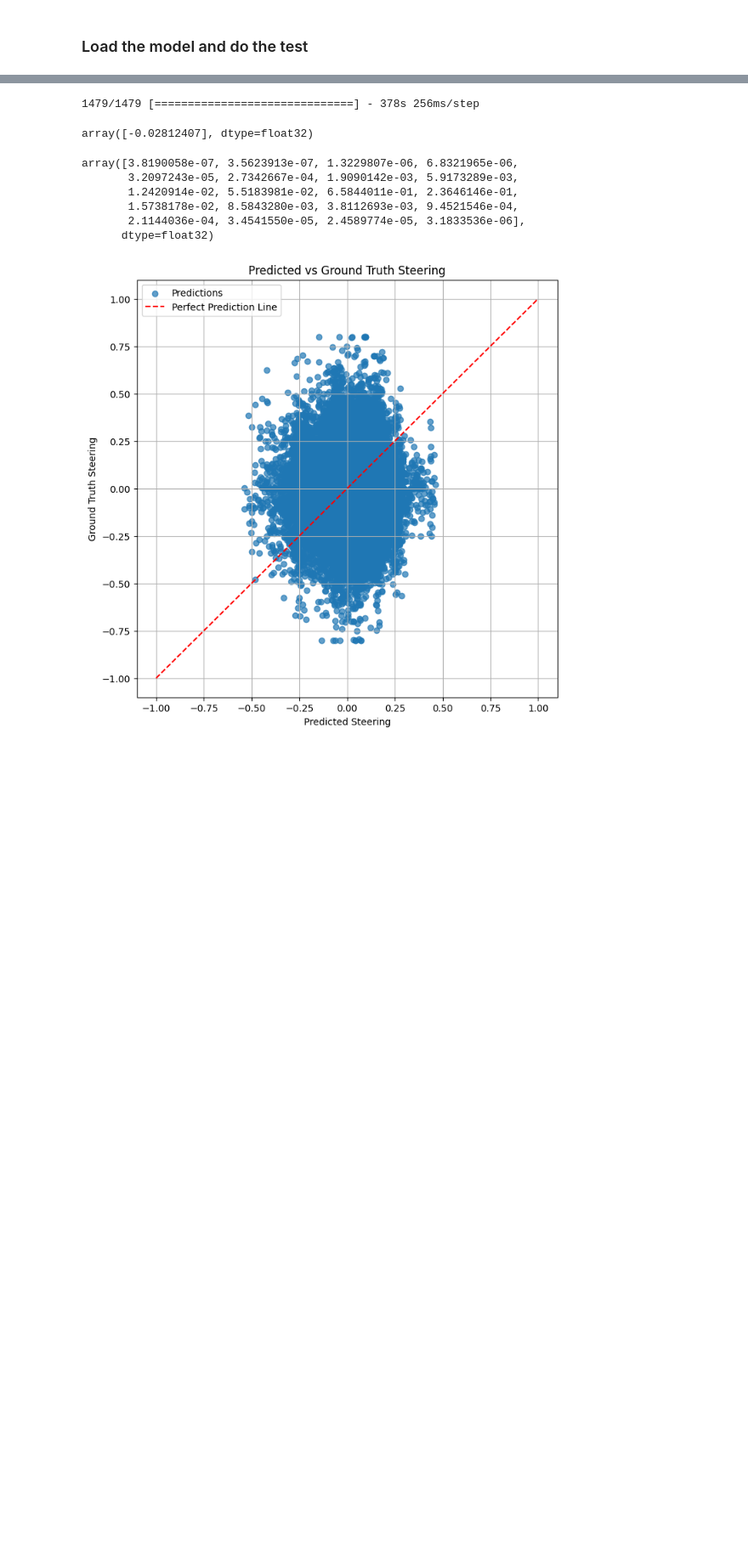
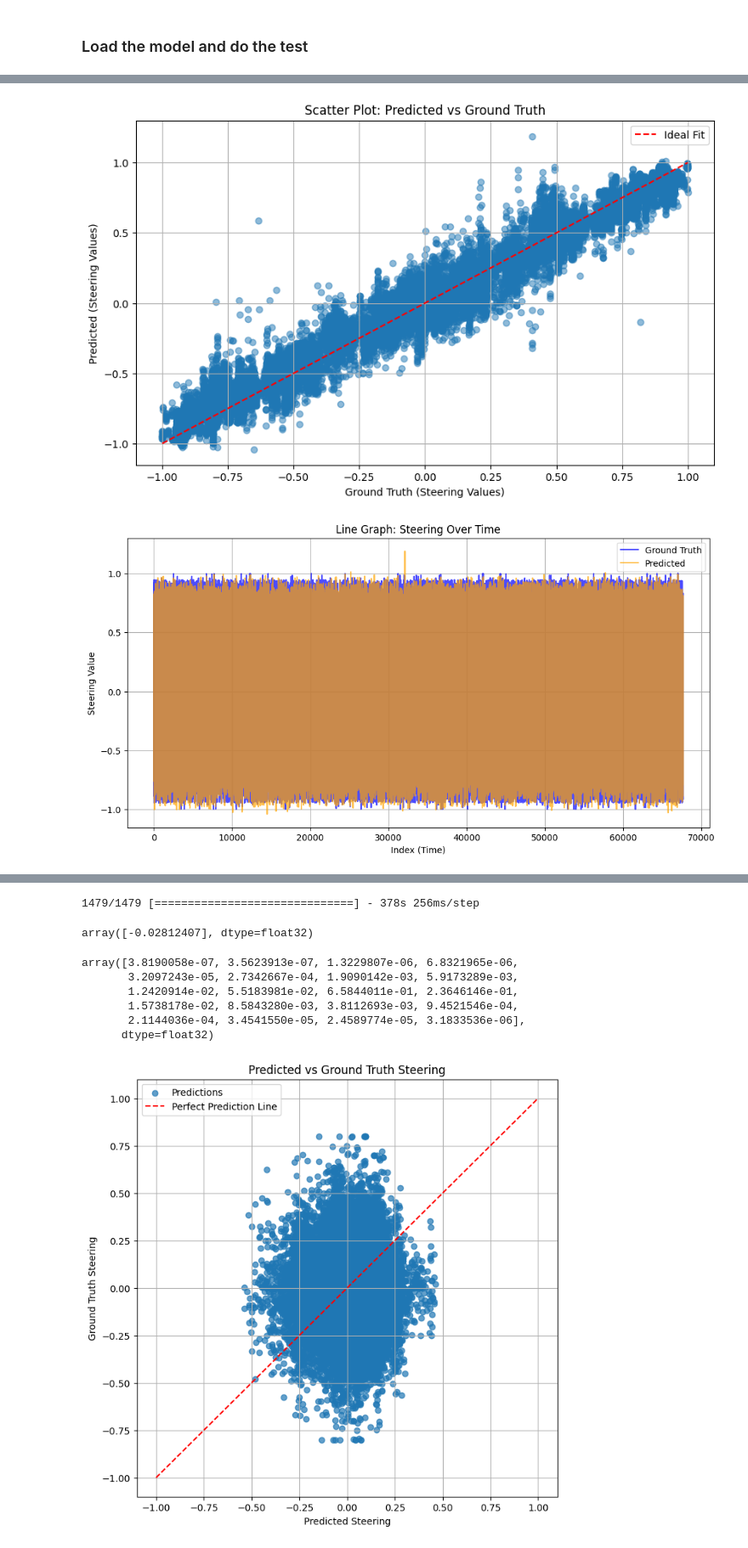
Before and after one commit to ElaheDlv/project-with-aws, a Jupyter notebook: Imitation_learning_training_with_classification.ipynb, the cells around one changed output, grey strips where cells are left out. Shown at 85% size. Saved outputs shown, nothing was run; the diff lists cells and outputs as text; code cells hidden in the pictures; blank space fills up the shorter version.

```diff
--- a/Imitation_learning_training_with_classification.ipynb
+++ b/Imitation_learning_training_with_classification.ipynb
@@ -335,7 +335,7 @@ y_train_classes
  ...)
 # %%
 for i in y_train_classes:
-    if i>20 or i<1:
+    if i>19 or i<0:
         print("wrong")
 # %%
 from tensorflow.keras.applications import ResNet50
@@ -554 +572,48 @@ Non-trainable params: 1920 (7.50 KB)
 __________________________________________________________________________________________________
+# %%
+import matplotlib.pyplot as plt
+import numpy as np
+
+# Assume you have a trained model `model`
+# Get predictions and ground truth from the validation generator
+predicted_values = []
+ground_truth_values = []
+
+for i in range(len(train_generator)):
+    X_valid, y_valid = train_generator[i]
+    predictions = model.predict(X_valid)
+    continuous_output, discrete_output= model.predict(X_valid)
+    y_valid_continuous , y_valid_discrete = y_valid
+
+    # Append predictions and ground truth
+    predicted_values.extend(continuous_output.flatten())  # Flatten to a 1D list
+    ground_truth_values.extend(y_valid_continuous.flatten())
+
+# Convert to NumPy arrays for consistency
+predicted_values = np.array(predicted_values)
+ground_truth_values = np.array(ground_truth_values)
+
+# 1. Scatter Plot: Predicted vs Ground Truth
+plt.figure(figsize=(10, 6))
+plt.scatter(ground_truth_values, predicted_values, alpha=0.5)
+plt.plot([ground_truth_values.min(), ground_truth_values.max()],
+         [ground_truth_values.min(), ground_truth_values.max()],
+         color='red', linestyle='--', label='Ideal Fit')
+plt.xlabel("Ground Truth (Steering Values)")
+plt.ylabel("Predicted (Steering Values)")
+plt.title("Scatter Plot: Predicted vs Ground Truth")
+plt.legend()
+plt.grid()
+plt.show()
+
+# 2. Line Graph: Steering Over Time
+plt.figure(figsize=(12, 6))
+plt.plot(ground_truth_values, label="Ground Truth", color="blue", alpha=0.7)
+plt.plot(predicted_values, label="Predicted", color="orange", alpha=0.7)
+plt.xlabel("Index (Time)")
+plt.ylabel("Steering Value")
+plt.title("Line Graph: Steering Over Time")
+plt.legend()
+plt.grid()
+plt.show()
+# %% [output]
@@ -554,0 +639,2 @@ ________________________________________________________________________________
+[figure, added]
+[figure, added]
```
Also changed, not shown: parts of 15 cells of this notebook, 4 other files.
